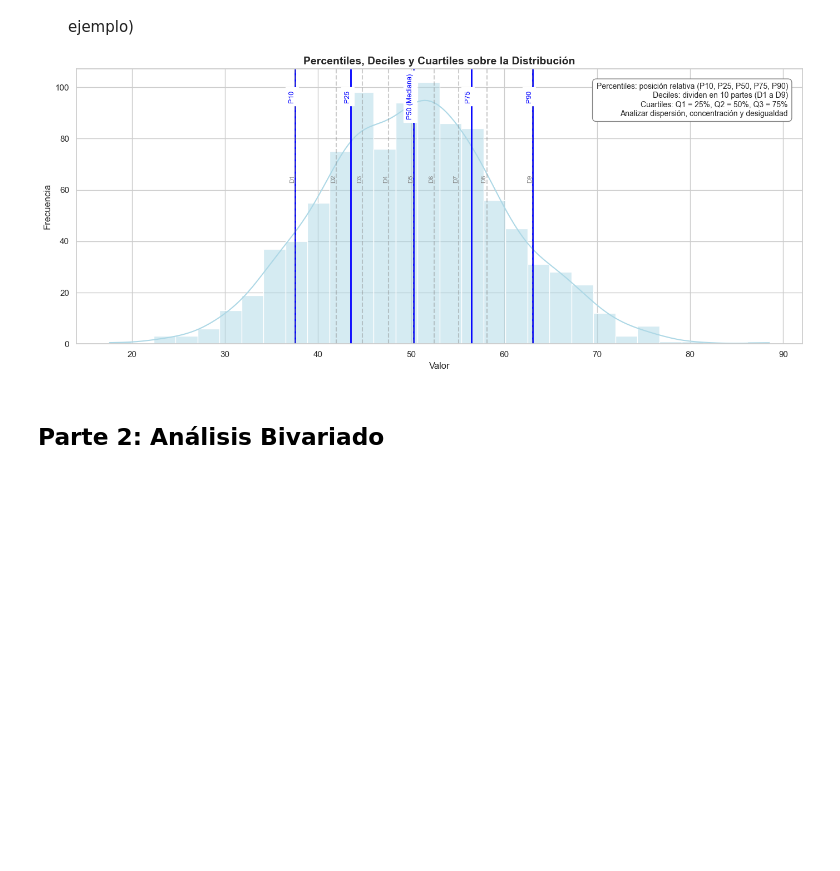
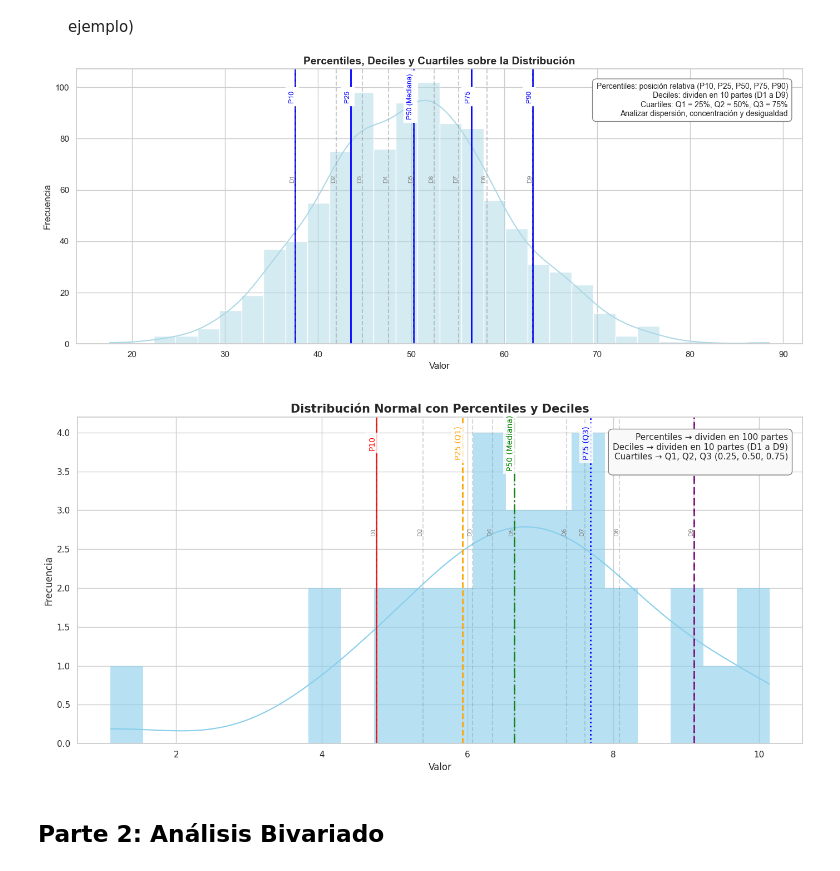
Before and after one commit to JulianCarvajal/BeatAnalytics, a Jupyter notebook: sesiones_practicas/sp_2_natalia_bernal_julian_carvajal.ipynb, the cells around one changed output. Cells and saved outputs as stored; diff of their text form; code cells hidden in the pictures; blank space fills up the shorter version.

```diff
--- a/sesiones_practicas/sp_2_natalia_bernal_julian_carvajal.ipynb
+++ b/sesiones_practicas/sp_2_natalia_bernal_julian_carvajal.ipynb
@@ -55,6 +229,56 @@ A partir de la muestra generada en el Ejercicio 1, calcula los percentiles de tu
 4. Grafica los anteriores percentiles calculados, sobre la distribución de tus datos (ver la imagen de ejemplo)
 
 ![image.png](embedded-picture-1)
+# %%
+# Estilo visual
+sns.set_theme(style="whitegrid")
+
+# Cálculo de percentiles clave
+percentiles = {
+    'P10': {'valor': np.percentile(datos, 10), 'color': 'red', 'linestyle': '-'},
+    'P25 (Q1)': {'valor': np.percentile(datos, 25), 'color': 'orange', 'linestyle': '--'},
+    'P50 (Mediana)': {'valor': np.percentile(datos, 50), 'color': 'green', 'linestyle': '-.'},
+    'P75 (Q3)': {'valor': np.percentile(datos, 75), 'color': 'blue', 'linestyle': ':'},
+    'P90': {'valor': np.percentile(datos, 90), 'color': 'purple', 'linestyle': (0, (5, 2))}
+}
+
+# Cálculo de deciles (D1 a D9)
+deciles = {f'D{i}': np.percentile(datos, i * 10) for i in range(1, 10)}
+
+# Visualización
+plt.figure(figsize=(14, 7))
+sns.histplot(datos, kde=True, color='skyblue', bins=20, edgecolor="None", alpha=0.6)
+
+# Líneas verticales de percentiles
+for etiqueta, props in percentiles.items():
+    plt.axvline(props['valor'], color=props['color'], linestyle=props['linestyle'], linewidth=2)
+    plt.text(props['valor'], plt.ylim()[1]*0.92, etiqueta,
+             rotation=90, color=props['color'], fontsize=10,
+             verticalalignment='center', horizontalalignment='right',
+             bbox=dict(facecolor='white', alpha=0.8, edgecolor='none'))
+
+# Líneas verticales de deciles
+for etiqueta, valor in deciles.items():
+    plt.axvline(valor, color='gray', linestyle='--', alpha=0.3)
+    plt.text(valor, plt.ylim()[1]*0.65, etiqueta,
+             rotation=90, color='gray', fontsize=8,
+             verticalalignment='center', horizontalalignment='right')
+
+texto = (
+    "Percentiles → dividen en 100 partes\n"
+    "Deciles → dividen en 10 partes (D1 a D9)\n"
+    "Cuartiles → Q1, Q2, Q3 (0.25, 0.50, 0.75)\n")
+plt.text(0.98, 0.95, texto, transform=plt.gca().transAxes,
+         fontsize=11, verticalalignment='top', horizontalalignment='right',
+         bbox=dict(boxstyle="round,pad=0.5", facecolor="#f9f9f9", edgecolor="gray"))
+
+plt.title("Distribución Normal con Percentiles y Deciles", fontsize=15, fontweight='bold')
+plt.xlabel("Valor")
+plt.ylabel("Frecuencia")
+plt.tight_layout()
+plt.show()
+# %% [output]
+[figure, added]
 # %% [markdown]
 ## <span style="color:black;"><strong>Parte 2: Análisis Bivariado</strong></span>
 # %% [markdown]
```
Also changed, not shown: parts of 15 cells of this notebook.
